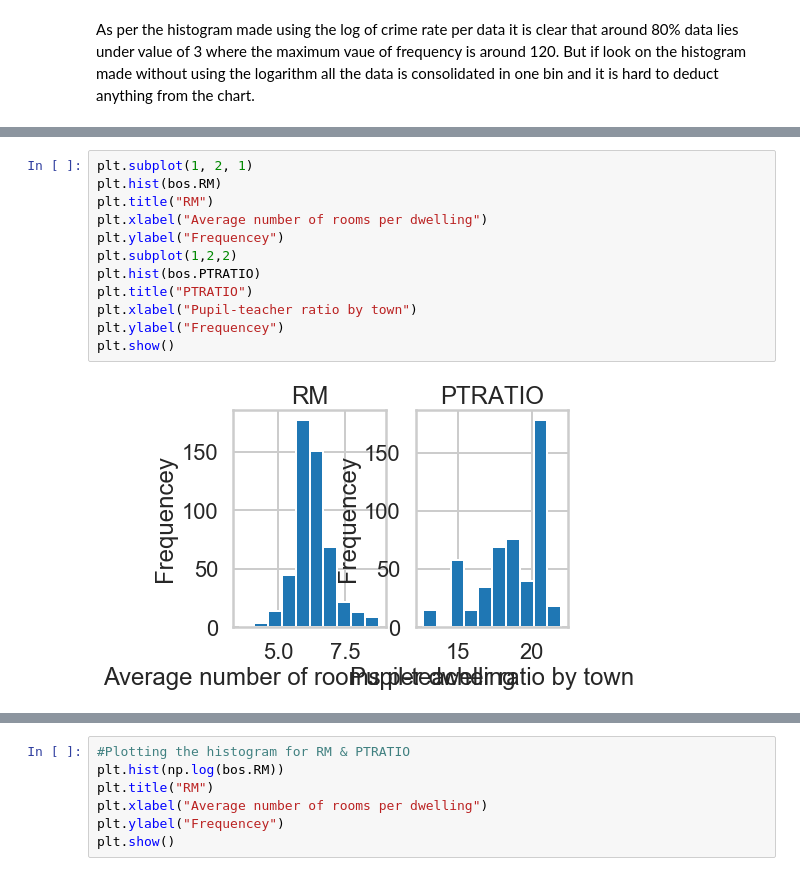
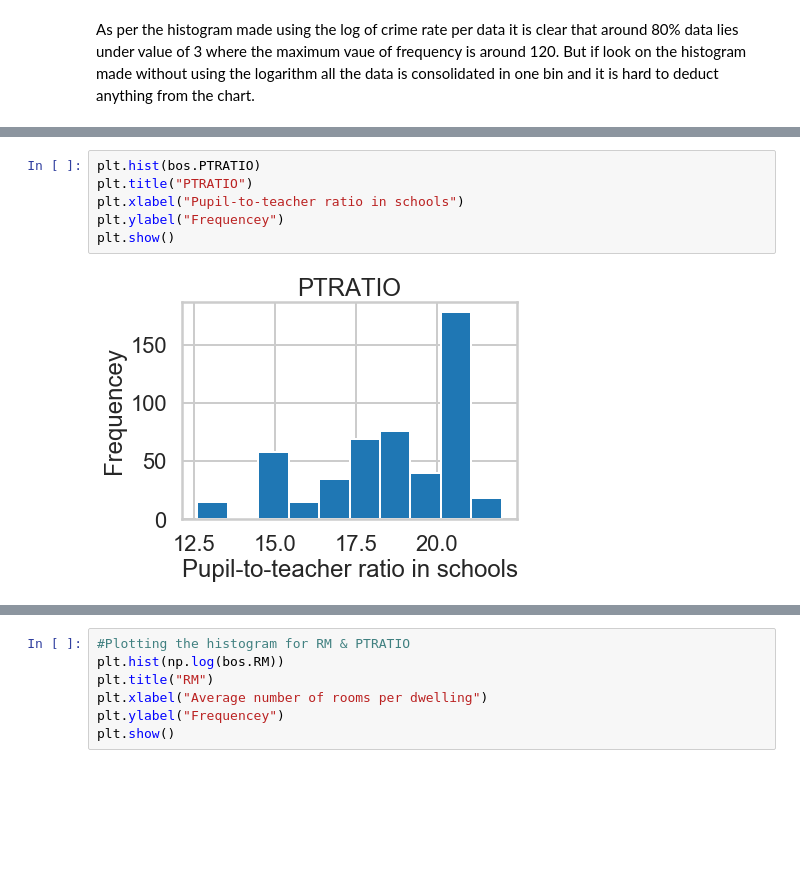
Before and after one commit to Sanchitagarwal94/SpringBoard-DataScince-Course, a Jupyter notebook: Mini Projects/Linear Regression/Mini_Project_Linear_Regression.ipynb, the cells around one changed output, grey strips where cells are left out. Saved outputs shown, nothing was run; the diff lists cells and outputs as text; blank space fills up the shorter version.

```diff
--- a/Mini Projects/Linear Regression/Mini_Project_Linear_Regression.ipynb
+++ b/Mini Projects/Linear Regression/Mini_Project_Linear_Regression.ipynb
@@ -380,14 +408,8 @@ As per the histogram made using the log of crime rate per data it is clear that
 # %%
-plt.subplot(1, 2, 1)
-plt.hist(bos.RM)
-plt.title("RM")
-plt.xlabel("Average number of rooms per dwelling")
-plt.ylabel("Frequencey")
-plt.subplot(1,2,2)
 plt.hist(bos.PTRATIO)
 plt.title("PTRATIO")
-plt.xlabel("Pupil-teacher ratio by town")
+plt.xlabel("Pupil-to-teacher ratio in schools")
 plt.ylabel("Frequencey")
 plt.show()
 # %% [output]
-[figure, old version]
+[figure, new version]
```
Also changed, not shown: parts of 22 cells of this notebook.
